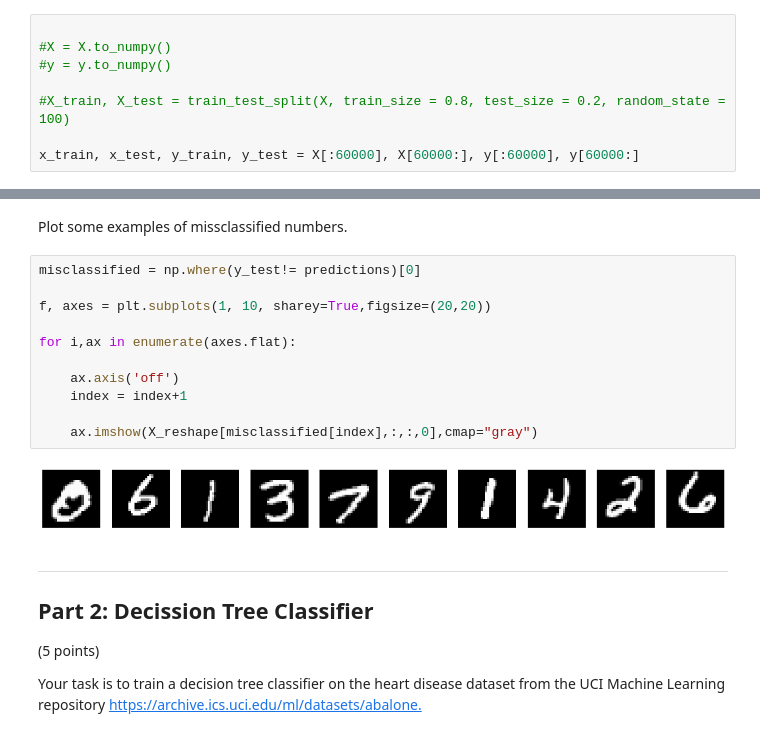
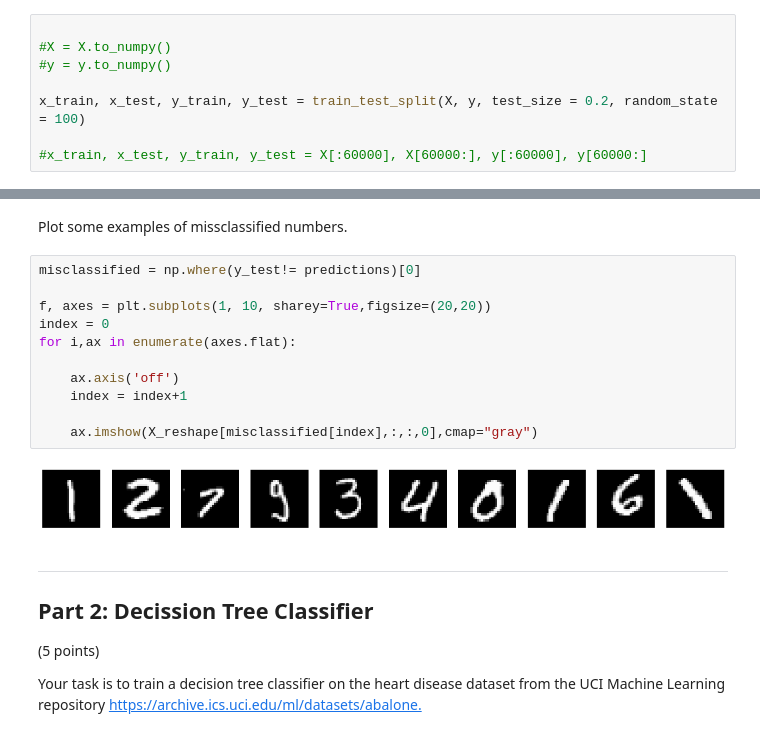
Before and after one commit to tomheyden/Assignment-2, a Jupyter notebook: Kopie_von_Assignment2_ATIT22.ipynb, the cells around one changed output, grey strips where cells are left out. Saved outputs shown, nothing was run; the diff lists cells and outputs as text.

```diff
--- a/Kopie_von_Assignment2_ATIT22.ipynb
+++ b/Kopie_von_Assignment2_ATIT22.ipynb
@@ -65,9 +65,9 @@ Perform a train test split using sklearn.model_selection.train_test_split (as it
 #X = X.to_numpy()
 #y = y.to_numpy()
 
-#X_train, X_test = train_test_split(X, train_size = 0.8, test_size = 0.2, random_state = 100)
+x_train, x_test, y_train, y_test = train_test_split(X, y, test_size = 0.2, random_state = 100)
 
-x_train, x_test, y_train, y_test = X[:60000], X[60000:], y[:60000], y[60000:]
+#x_train, x_test, y_train, y_test = X[:60000], X[60000:], y[:60000], y[60000:]
 # %% [markdown]
 Do feature scaling
 # %%
@@ -183,16 +195,16 @@ Plot some examples of missclassified numbers.
 # %%
 misclassified = np.where(y_test!= predictions)[0]
 
 f, axes = plt.subplots(1, 10, sharey=True,figsize=(20,20))
-
+index = 0
 for i,ax in enumerate(axes.flat):
 
     ax.axis('off')
     index = index+1
 
     ax.imshow(X_reshape[misclassified[index],:,:,0],cmap="gray")
 # %% [output]
-[figure, old version]
+[figure, new version]
 # %% [markdown]
 
 
```
Also changed, not shown: parts of 10 cells of this notebook.
